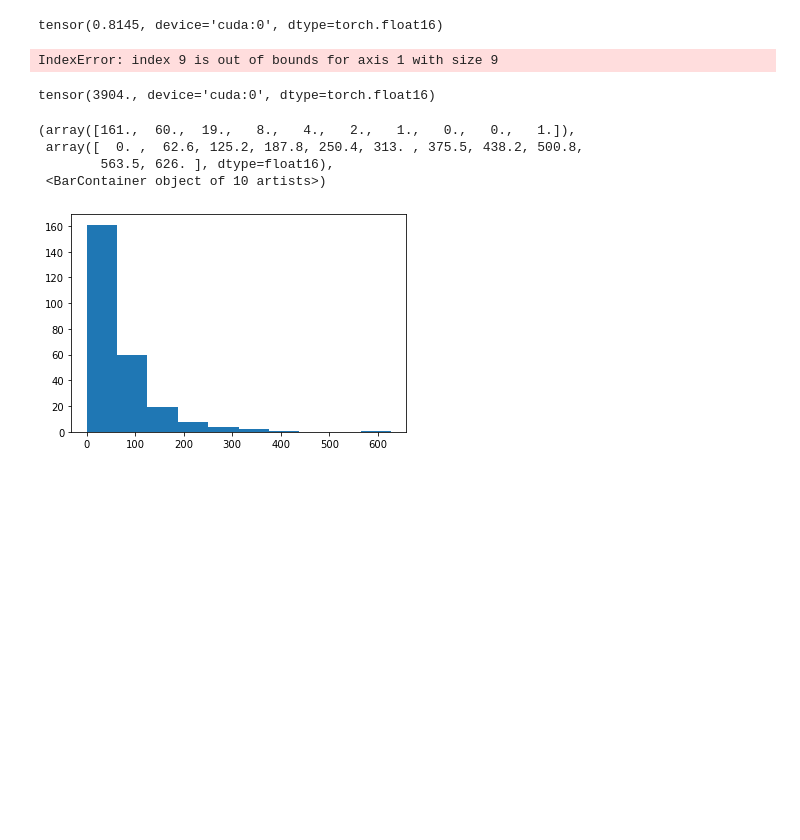
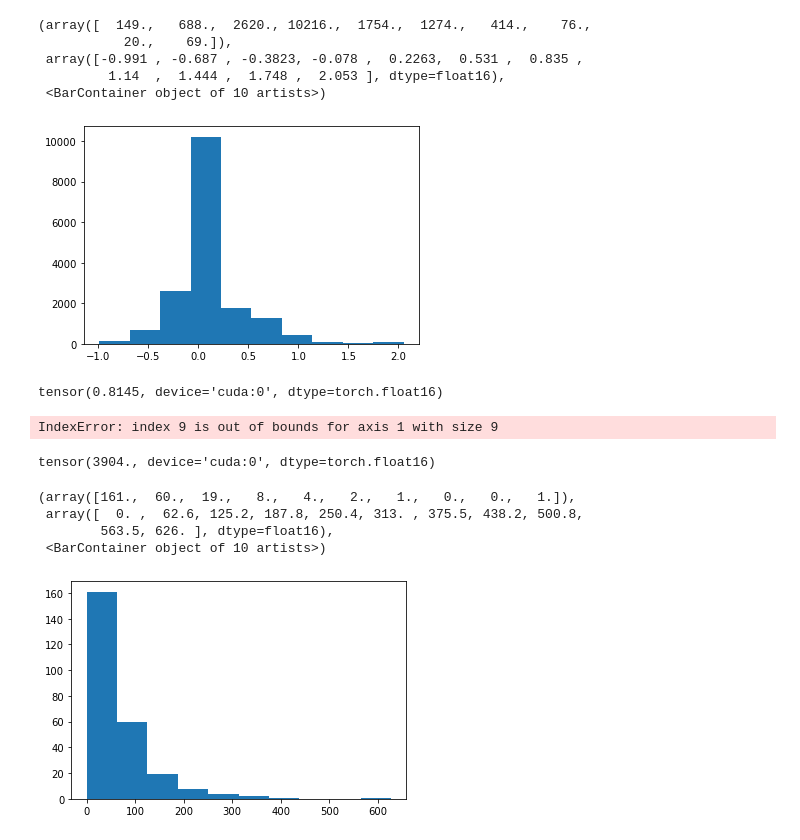
Before and after one commit to rgilman33/bespoke, a Jupyter notebook: nb/dataloader_test.ipynb, the cells around one changed output. Cells and saved outputs as stored; diff of their text form; code cells hidden in the pictures; blank space fills up the shorter version.

```diff
--- a/nb/dataloader_test.ipynb
+++ b/nb/dataloader_test.ipynb
@@ -101,3 +108,12 @@ plt.hist(wp_headings.flatten().detach().cpu().numpy())
+# %%
+plt.hist((wp_curvatures*to_pred_mask).flatten().detach().cpu().numpy())
+# %% [output]
+(array([  149.,   688.,  2620., 10216.,  1754.,  1274.,   414.,    76.,
+           20.,    69.]),
+ array([-0.991 , -0.687 , -0.3823, -0.078 ,  0.2263,  0.531 ,  0.835 ,
+         1.14  ,  1.444 ,  1.748 ,  2.053 ], dtype=float16),
+ <BarContainer object of 10 artists>)
+[figure, added]
 # %%
 to_pred_mask.sum() / to_pred_mask.numel()
 # %% [output]
```
Also changed, not shown: parts of 12 cells of this notebook, 14 other files.
